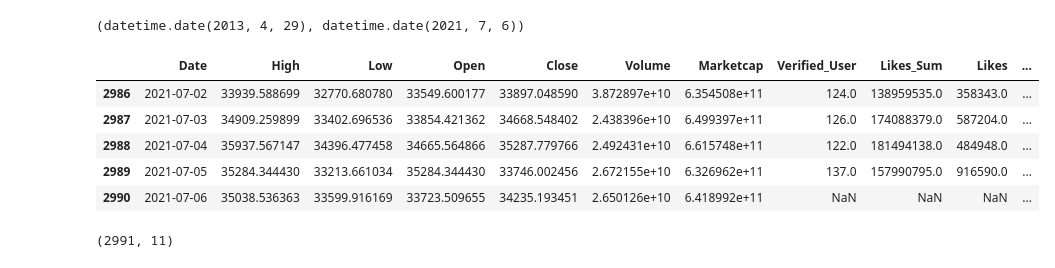
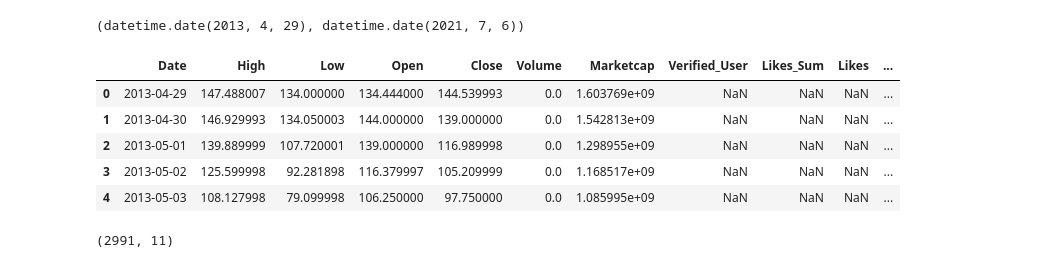
Before and after one commit to agarcia0991/Bitcoin-vs-Tweets-Effect-on-Market-Capitalization., a Jupyter notebook: Crypto.ipynb, the cells around one changed output. Saved outputs shown, nothing was run; the diff lists cells and outputs as text; code cells hidden in the pictures.

```diff
--- a/Crypto.ipynb
+++ b/Crypto.ipynb
@@ -301,13 +301,14 @@ output.to_sql('crypto_tweets', engine,if_exists='replace',
                   index=False,
                   method='multi')
 # %%
+# display merge file, output
 output_read = pd.read_sql_table("crypto_tweets",engine)
-output_read.tail()
+output_read.head()
 # %% [output]
 |  | Date | High | Low | Open | Close | Volume | Marketcap | Verified_User | Likes_Sum | Likes | ... |
-| 2986 | 2021-07-02 | 33939.588699 | 32770.680780 | 33549.600177 | 33897.048590 | 3.872897e+10 | 6.354508e+11 | 124.0 | 138959535.0 | 358343.0 | ... |
-| 2987 | 2021-07-03 | 34909.259899 | 33402.696536 | 33854.421362 | 34668.548402 | 2.438396e+10 | 6.499397e+11 | 126.0 | 174088379.0 | 587204.0 | ... |
-| 2988 | 2021-07-04 | 35937.567147 | 34396.477458 | 34665.564866 | 35287.779766 | 2.492431e+10 | 6.615748e+11 | 122.0 | 181494138.0 | 484948.0 | ... |
-| 2989 | 2021-07-05 | 35284.344430 | 33213.661034 | 35284.344430 | 33746.002456 | 2.672155e+10 | 6.326962e+11 | 137.0 | 157990795.0 | 916590.0 | ... |
-| 2990 | 2021-07-06 | 35038.536363 | 33599.916169 | 33723.509655 | 34235.193451 | 2.650126e+10 | 6.418992e+11 | NaN | NaN | NaN | ... |
+| 0 | 2013-04-29 | 147.488007 | 134.000000 | 134.444000 | 144.539993 | 0.0 | 1.603769e+09 | NaN | NaN | NaN | ... |
+| 1 | 2013-04-30 | 146.929993 | 134.050003 | 144.000000 | 139.000000 | 0.0 | 1.542813e+09 | NaN | NaN | NaN | ... |
+| 2 | 2013-05-01 | 139.889999 | 107.720001 | 139.000000 | 116.989998 | 0.0 | 1.298955e+09 | NaN | NaN | NaN | ... |
+| 3 | 2013-05-02 | 125.599998 | 92.281898 | 116.379997 | 105.209999 | 0.0 | 1.168517e+09 | NaN | NaN | NaN | ... |
+| 4 | 2013-05-03 | 108.127998 | 79.099998 | 106.250000 | 97.750000 | 0.0 | 1.085995e+09 | NaN | NaN | NaN | ... |
 # %%
```
Also changed, not shown: parts of 44 cells of this notebook, 1 other file.
